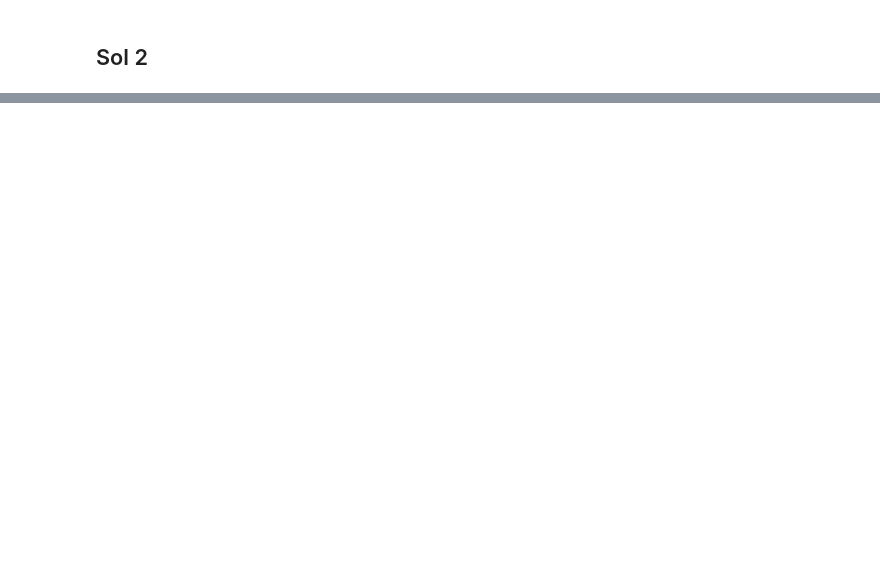
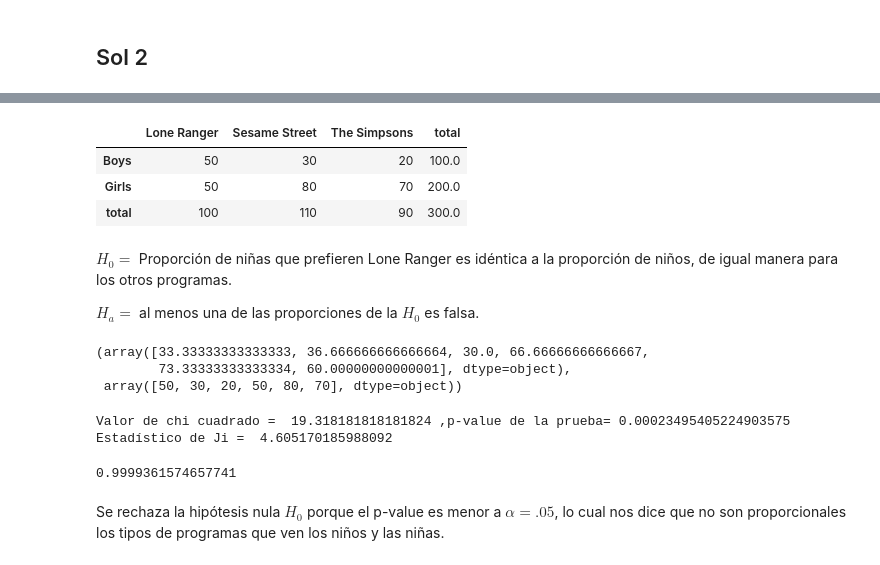
Before and after one commit to BetsyTorres/ProyectoConjunto_TorresBetsy_LozaEduardo, a Jupyter notebook: Tarea_9.ipynb, the cells around one changed output, grey strips where cells are left out. Drawn from its saved outputs; the diff is of its cells as text; code cells hidden in the pictures; blank space fills up the shorter version.

```diff
--- a/Tarea_9.ipynb
+++ b/Tarea_9.ipynb
@@ -47,0 +144,42 @@ from scipy import optimize
+# %%
+tv = pd.DataFrame(index=['Boys','Girls','total'],columns=['Lone Ranger','Sesame Street','The Simpsons','total'])
+tv.iloc[0,:-1] = [50,30,20]
+tv.iloc[1,:-1] = [50,80,70]
+tv['total'] = tv.sum(axis=1)
+tv.loc['total',:] = tv.sum(axis=0)
+tv
+# %% [output]
+|  | Lone Ranger | Sesame Street | The Simpsons | total |
+| Boys | 50 | 30 | 20 | 100.0 |
+| Girls | 50 | 80 | 70 | 200.0 |
+| total | 100 | 110 | 90 | 300.0 |
+# %% [markdown]
+$H_0 =$ Proporción de niñas que prefieren Lone Ranger es idéntica a la proporción de niños, de igual manera para los otros programas.
+
+$H_a =$ al menos una de las proporciones de la $H_0$ es falsa.
+# %%
+P = tv.iloc[0,3]/tv.iloc[-1,-1]
+f_obs = tv.loc[tv.index!='total',tv.columns!='total'].values.flatten()
+f_esp = np.concatenate([tv.iloc[-1,:-1]*P,tv.iloc[-1,:-1]*(1-P)])
+
+f_esp, f_obs
+# %% [output]
+(array([33.33333333333333, 36.666666666666664, 30.0, 66.66666666666667,
+        73.33333333333334, 60.00000000000001], dtype=object),
+ array([50, 30, 20, 50, 80, 70], dtype=object))
+# %%
+x2 = st.chisquare(f_obs, f_esp, ddof=2)
+print('Valor de chi cuadrado = ', list(x2)[0],',p-value de la prueba=',list(x2)[1])
+
+Ji = st.chi2.ppf(q = 0.9, df=2)
+print('Estadístico de Ji = ',Ji)
+# %% [output]
+Valor de chi cuadrado =  19.318181818181824 ,p-value de la prueba= 0.00023495405224903575
+Estadístico de Ji =  4.605170185988092
+# %%
+x1 = st.chi2.cdf(list(x2)[0], df=2)
+x1
+# %% [output]
+0.9999361574657741
+# %% [markdown]
+Se rechaza la hipótesis nula $H_0$ porque el p-value es menor a $\alpha=.05$, lo cual nos dice que no son proporcionales los tipos de programas que ven los niños y las niñas.
```
Also changed, not shown: parts of 11 cells of this notebook.
